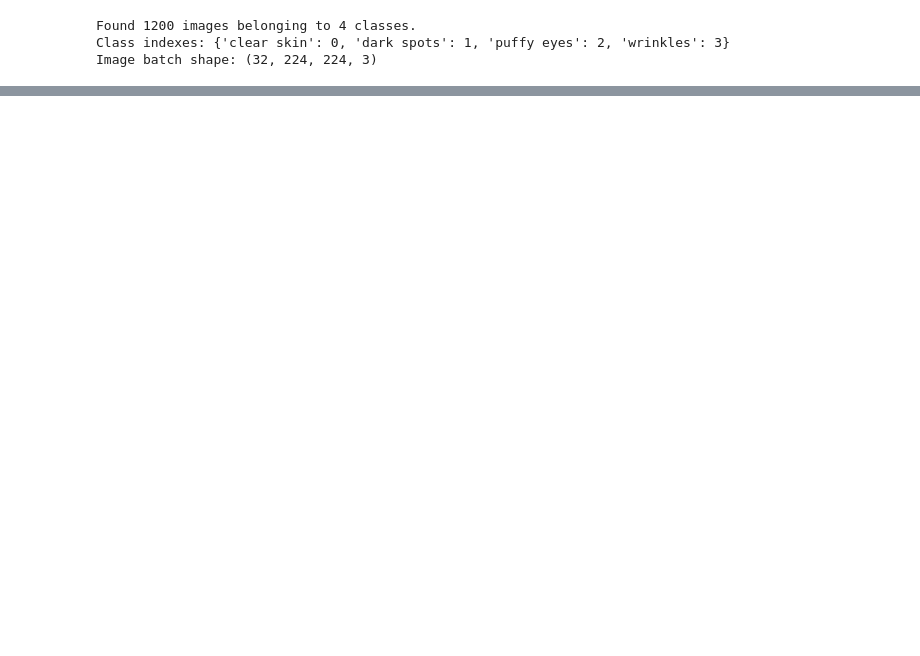
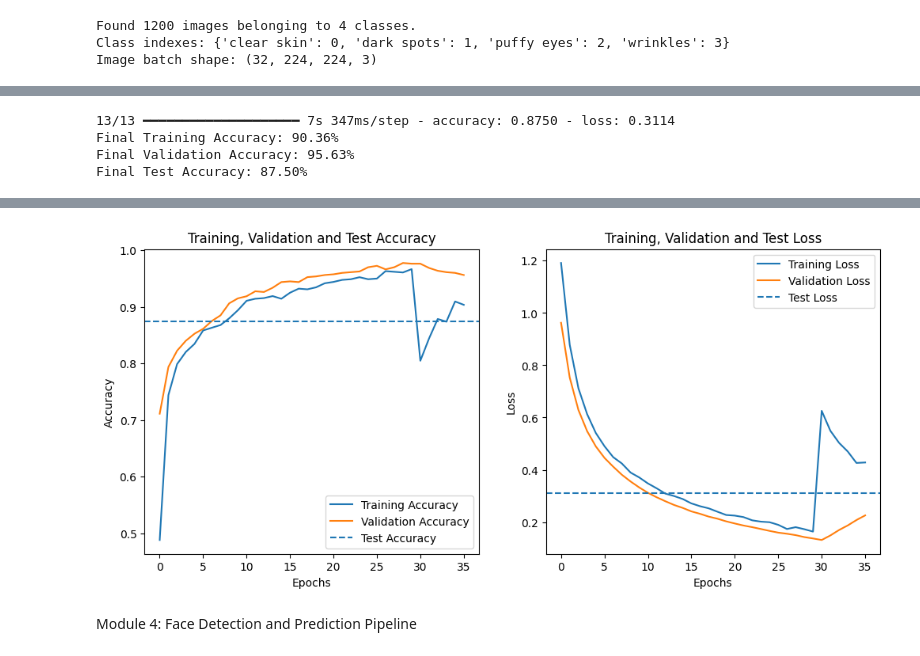
Before and after one commit to Springboard-Mentor-DermalScan/AI-DermalScan_Batch9, a Jupyter notebook: project.ipynb, the cells around one changed output, grey strips where cells are left out. Drawn from its saved outputs; the diff is of its cells as text; code cells hidden in the pictures; blank space fills up the shorter version.

```diff
--- a/project.ipynb
+++ b/project.ipynb
@@ -89,0 +234,19 @@ plt.show()
+# %%
+# Unfreeze top layers of EfficientNet
+base.trainable = True
+
+for layer in base.layers[:-40]:
+    layer.trainable = False
+
+model.compile(
+    optimizer=Adam(learning_rate=1e-5),
+    loss="categorical_crossentropy",
+    metrics=["accuracy"]
+)
+
+history_phase2 = model.fit(
+    train_gen,
+    validation_data=val_gen,
+    epochs=20,
+    callbacks=callbacks
+)
@@ -89,0 +274,52 @@ plt.show()
+# %%
+# Final training & validation accuracy (from fine-tuning phase)
+final_train_acc = history_phase2.history["accuracy"][-1]
+final_val_acc = history_phase2.history["val_accuracy"][-1]
+
+# Test accuracy (from best saved model)
+test_loss, test_acc = best_model.evaluate(test_gen)
+
+print(f"Final Training Accuracy: {final_train_acc * 100:.2f}%")
+print(f"Final Validation Accuracy: {final_val_acc * 100:.2f}%")
+print(f"Final Test Accuracy: {test_acc * 100:.2f}%")
+# %% [output]
+13/13 ━━━━━━━━━━━━━━━━━━━━ 7s 347ms/step - accuracy: 0.8750 - loss: 0.3114
+Final Training Accuracy: 90.36%
+Final Validation Accuracy: 95.63%
+Final Test Accuracy: 87.50%
+# %%
+# Combine accuracy and loss from both phases
+train_acc = history_phase1.history["accuracy"] + history_phase2.history["accuracy"]
+val_acc = history_phase1.history["val_accuracy"] + history_phase2.history["val_accuracy"]
+
+train_loss = history_phase1.history["loss"] + history_phase2.history["loss"]
+val_loss = history_phase1.history["val_loss"] + history_phase2.history["val_loss"]
+
+# Evaluate on test set
+test_loss, test_acc = model.evaluate(test_gen)
+
+# Plot curves
+plt.figure(figsize=(12, 5))
+
+# Accuracy
+plt.subplot(1, 2, 1)
+plt.plot(train_acc, label="Training Accuracy")
+plt.plot(val_acc, label="Validation Accuracy")
+plt.axhline(y=test_acc, linestyle="--", label="Test Accuracy")
+plt.title("Training, Validation and Test Accuracy")
+plt.xlabel("Epochs")
+plt.ylabel("Accuracy")
+plt.legend()
+
+# Loss
+plt.subplot(1, 2, 2)
+plt.plot(train_loss, label="Training Loss")
+plt.plot(val_loss, label="Validation Loss")
+plt.axhline(y=test_loss, linestyle="--", label="Test Loss")
+plt.title("Training, Validation and Test Loss")
+plt.xlabel("Epochs")
+plt.ylabel("Loss")
+plt.legend()
+
+plt.show()
+# %% [output]
@@ -89,0 +327,3 @@ plt.show()
+[figure, added]
+# %% [markdown]
+Module 4: Face Detection and Prediction Pipeline
```
Also changed, not shown: parts of 10 cells of this notebook, 3 other files.
